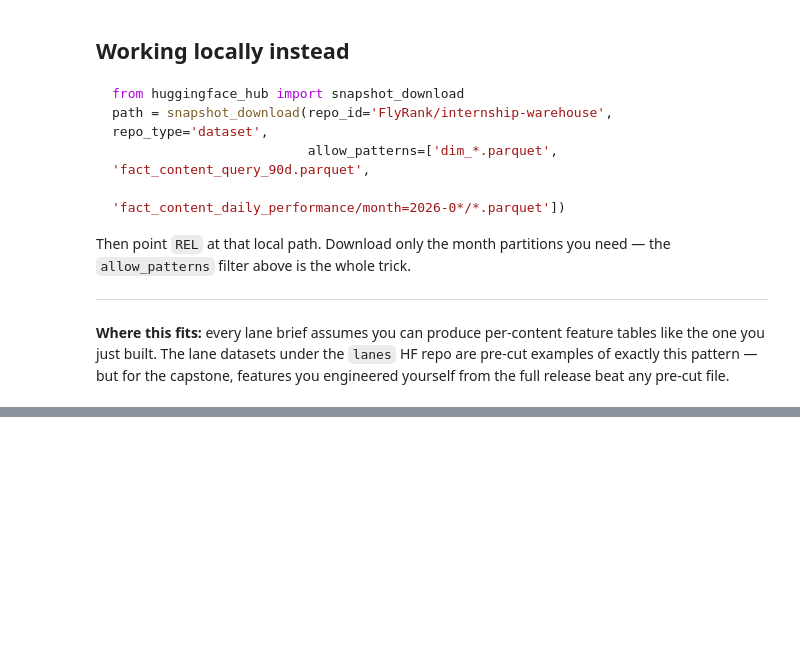
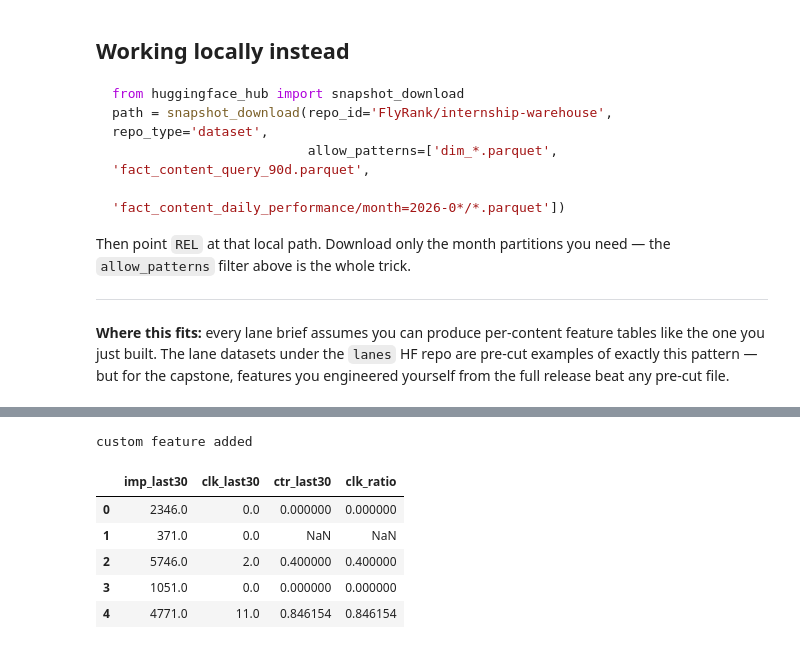
Before and after one commit to okashaahmed2/Flyrankaiintern, a Jupyter notebook: notebooks/03_working_with_the_full_release.ipynb, the cells around one changed output, grey strips where cells are left out. Cells and saved outputs as stored; diff of their text form; code cells hidden in the pictures; blank space fills up the shorter version.

```diff
--- a/notebooks/03_working_with_the_full_release.ipynb
+++ b/notebooks/03_working_with_the_full_release.ipynb
@@ -243,0 +258,36 @@ NameError: name 'con' is not defined
+# %%
+customfeature = con.sql(f"""
+    WITH bounds AS (
+        SELECT MAX(report_date) AS end_d FROM {TABLES['fact_daily']}
+    ),
+    windowed AS (
+        SELECT f.client_hash_id, f.content_hash_id,
+               SUM(CASE WHEN f.report_date >  b.end_d - INTERVAL 45 DAY THEN f.gsc_impressions ELSE 0 END) AS imp_last45,
+               SUM(CASE WHEN f.report_date <= b.end_d - INTERVAL 45 DAY THEN f.gsc_impressions ELSE 0 END) AS imp_prev45,
+               SUM(CASE WHEN f.report_date >  b.end_d - INTERVAL 45 DAY THEN f.gsc_clicks ELSE 0 END)      AS clk_last45,
+               SUM(CASE WHEN f.report_date >  b.end_d - INTERVAL 30 DAY THEN f.gsc_impressions ELSE 0 END) AS imp_last30, -- Added imp_last30
+               SUM(CASE WHEN f.report_date >  b.end_d - INTERVAL 30 DAY THEN f.gsc_clicks ELSE 0 END)      AS clk_last30, -- Added clk_last30
+               SUM(CASE WHEN f.report_date <= b.end_d - INTERVAL 30 DAY THEN f.gsc_clicks ELSE 0 END)      AS clk_prev30,
+               AVG(CASE WHEN f.report_date >  b.end_d - INTERVAL 45 DAY THEN f.gsc_avg_position END)       AS pos_last45
+        FROM {TABLES['fact_daily']} f, bounds b
+        WHERE f.report_date > b.end_d - INTERVAL 90 DAY
+        GROUP BY 1, 2
+        HAVING imp_prev45 >= 150
+    )
+    SELECT *,
+    (clk_last30 * 1.0/NULLIF(clk_prev30,0)) AS ctr_last30,
+    (clk_last30 * 1.0/NULLIF(clk_prev30,0)) AS clk_ratio
+    FROM windowed
+""").df()
+
+data_custom = customfeature.merge(qsignals, on='content_hash_id', how='left')
+print("custom feature added")
+data_custom[['imp_last30', 'clk_last30', 'ctr_last30', 'clk_ratio']].head()
+# %% [output]
+custom feature added
+|  | imp_last30 | clk_last30 | ctr_last30 | clk_ratio |
+| 0 | 2346.0 | 0.0 | 0.000000 | 0.000000 |
+| 1 | 371.0 | 0.0 | NaN | NaN |
+| 2 | 5746.0 | 2.0 | 0.400000 | 0.400000 |
+| 3 | 1051.0 | 0.0 | 0.000000 | 0.000000 |
+| 4 | 4771.0 | 11.0 | 0.846154 | 0.846154 |
```
Also changed, not shown: parts of 5 cells of this notebook.
